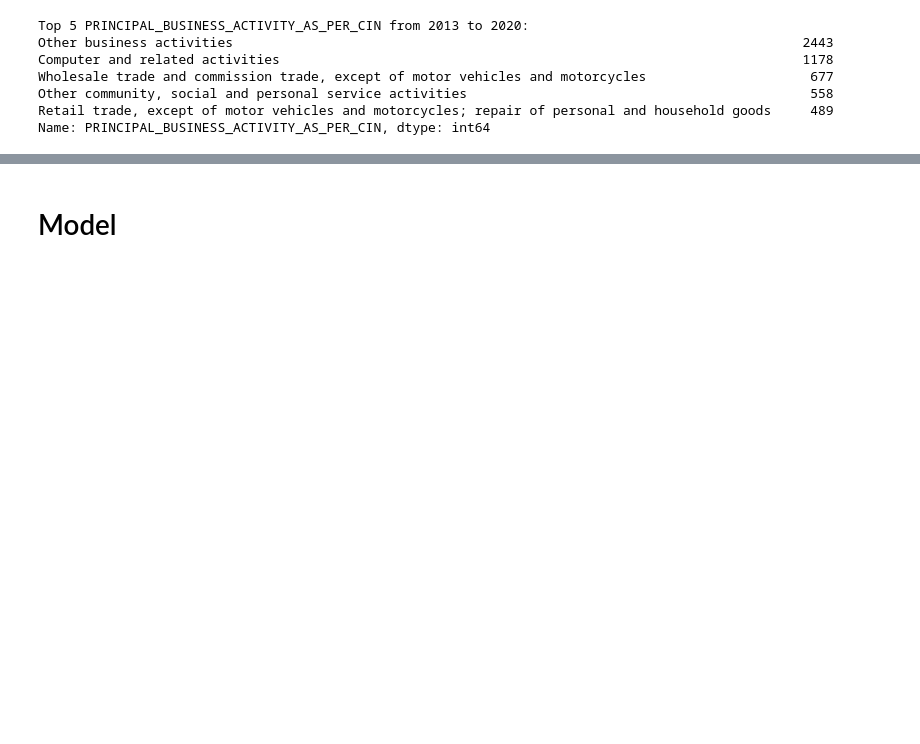
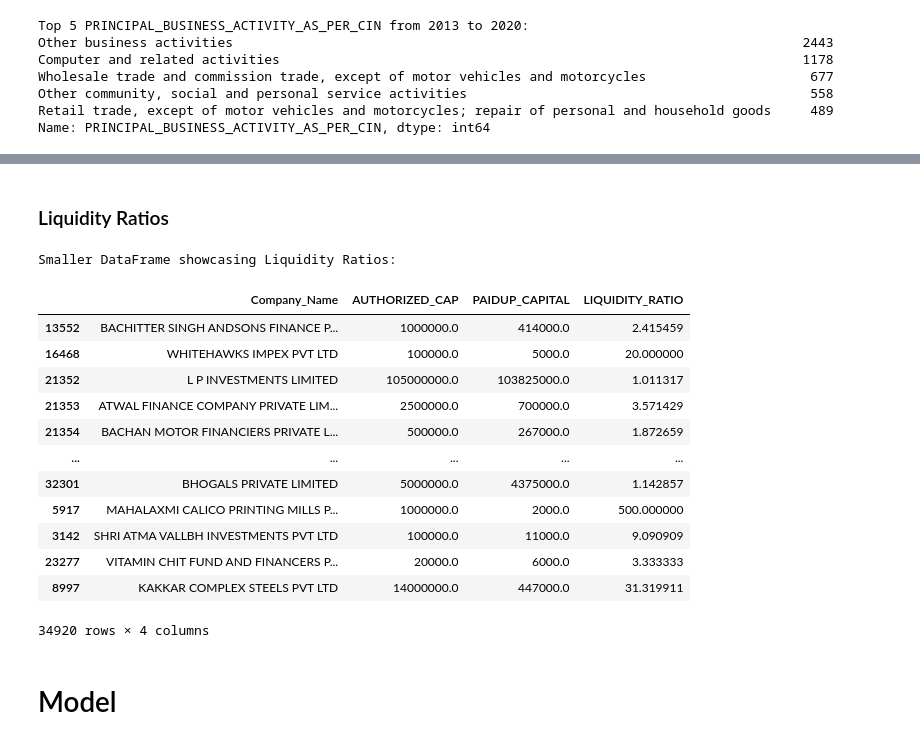
Before and after one commit to Soumiksb06/Statewise-business-comparison-and-forecast, a Jupyter notebook: PB_Companies.ipynb, the cells around one changed output, grey strips where cells are left out. Drawn from its saved outputs; the diff is of its cells as text; code cells hidden in the pictures; blank space fills up the shorter version.

Commit message:
Punjab

```diff
--- a/PB_Companies.ipynb
+++ b/PB_Companies.ipynb
@@ -5,5 +6,5 @@ import seaborn as sns
 # %%
-df = pd.read_csv("D:\Downloads\Punjab.csv", encoding='ISO-8859-1',low_memory=False)
+df = pd.read_csv("data\Punjab.csv", encoding='ISO-8859-1',low_memory=False)
 
 df
 # %% [output]
@@ -182,0 +184,21 @@ Name: PRINCIPAL_BUSINESS_ACTIVITY_AS_PER_CIN, dtype: int64
+# %%
+# Convert columns to appropriate data types
+# Use .loc to ensure you're modifying the original DataFrame
+df.loc[:, 'AUTHORIZED_CAP'] = df['AUTHORIZED_CAP'].astype(float)
+df.loc[:, 'PAIDUP_CAPITAL'] = df['PAIDUP_CAPITAL'].astype(float)
+# Group by 'PRINCIPAL_BUSINESS_ACTIVITY_AS_PER_CIN' and calculate the mean of 'AUTHORIZED_CAP' and 'PAIDUP_CAPITAL'
+grouped_df = df.groupby('PRINCIPAL_BUSINESS_ACTIVITY_AS_PER_CIN')[['AUTHORIZED_CAP', 'PAIDUP_CAPITAL']].mean().reset_index()
+# %%
+#Trend analysis of Authorized capital
+# Ensure the DataFrame is sorted by the time column
+df = df.sort_values(by='Registration_Year')
+
+# Calculate the percentage change in authorized capital for each activity over time
+df['CAPITAL_CHANGE'] = df.groupby(['PRINCIPAL_BUSINESS_ACTIVITY_AS_PER_CIN', 'Registration_Year'])['AUTHORIZED_CAP'].pct_change().fillna(0)
+
+# Group by 'PRINCIPAL_BUSINESS_ACTIVITY_AS_PER_CIN' and calculate the mean of 'CAPITAL_CHANGE'
+activity_trend_df = df.groupby(['PRINCIPAL_BUSINESS_ACTIVITY_AS_PER_CIN','Registration_Year'])['CAPITAL_CHANGE'].mean().reset_index()
+
+# Print the new DataFrame with the trend analysis
+activity_trend_df2= activity_trend_df.interpolate()
+activity_trend_df2
@@ -183,3 +253,36 @@ Name: PRINCIPAL_BUSINESS_ACTIVITY_AS_PER_CIN, dtype: int64
+# %% [markdown]
+### Liquidity Ratios
+# %%
+# Liquidity Ratios: This calculates the liquidity ratio (authorized capital to paid-up capital) for each company.
+# It is crucial for assessing the financial health of a company.
+# Make sure 'df' is the original DataFrame or explicitly create a copy if it's a subset
+df = df.copy()
+
+# Calculate the liquidity ratio without warnings
+df.loc[:, 'LIQUIDITY_RATIO'] = df['AUTHORIZED_CAP'] / df['PAIDUP_CAPITAL']
+
+# Now, let's create a smaller DataFrame to showcase the liquidity ratios
+# Selecting relevant columns for the smaller DataFrame
+liquidity_df = df[['Company_Name', 'AUTHORIZED_CAP', 'PAIDUP_CAPITAL', 'LIQUIDITY_RATIO']].copy()
+
+# Displaying the smaller DataFrame
+print("Smaller DataFrame showcasing Liquidity Ratios:")
+liquidity_df
+# %% [output]
+Smaller DataFrame showcasing Liquidity Ratios:
+|  | Company_Name | AUTHORIZED_CAP | PAIDUP_CAPITAL | LIQUIDITY_RATIO |
+| 13552 | BACHITTER SINGH ANDSONS FINANCE P... | 1000000.0 | 414000.0 | 2.415459 |
+| 16468 | WHITEHAWKS IMPEX PVT LTD | 100000.0 | 5000.0 | 20.000000 |
+| 21352 | L P INVESTMENTS LIMITED | 105000000.0 | 103825000.0 | 1.011317 |
+| 21353 | ATWAL FINANCE COMPANY PRIVATE LIM... | 2500000.0 | 700000.0 | 3.571429 |
+| 21354 | BACHAN MOTOR FINANCIERS PRIVATE L... | 500000.0 | 267000.0 | 1.872659 |
+| ... | ... | ... | ... | ... |
+| 32301 | BHOGALS PRIVATE LIMITED | 5000000.0 | 4375000.0 | 1.142857 |
+| 5917 | MAHALAXMI CALICO PRINTING MILLS P... | 1000000.0 | 2000.0 | 500.000000 |
+| 3142 | SHRI ATMA VALLBH INVESTMENTS PVT LTD | 100000.0 | 11000.0 | 9.090909 |
+| 23277 | VITAMIN CHIT FUND AND FINANCERS P... | 20000.0 | 6000.0 | 3.333333 |
+| 8997 | KAKKAR COMPLEX STEELS PVT LTD | 14000000.0 | 447000.0 | 31.319911 |
+34920 rows × 4 columns
 # %% [markdown]
 # Model
 # %%
```
Also changed, not shown: parts of 7 cells of this notebook.
